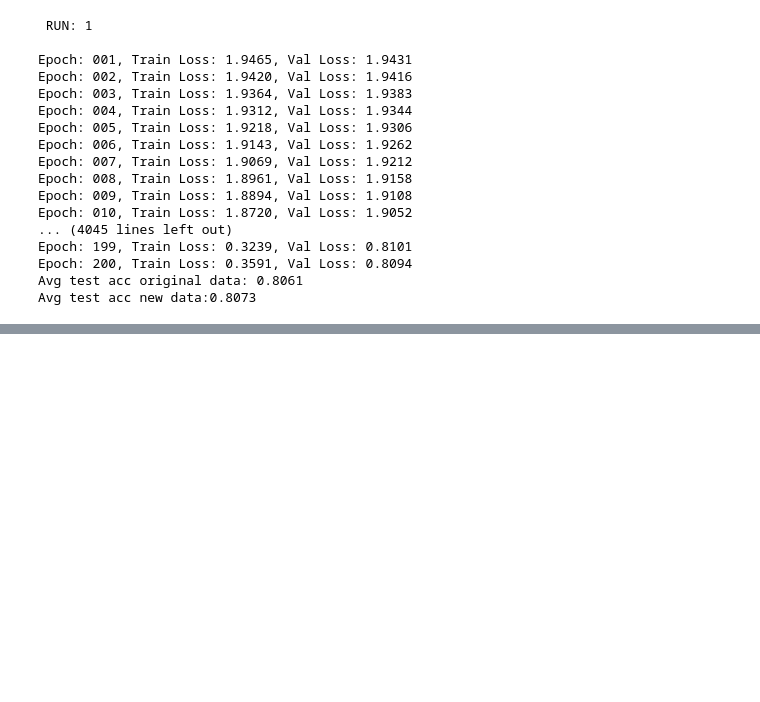
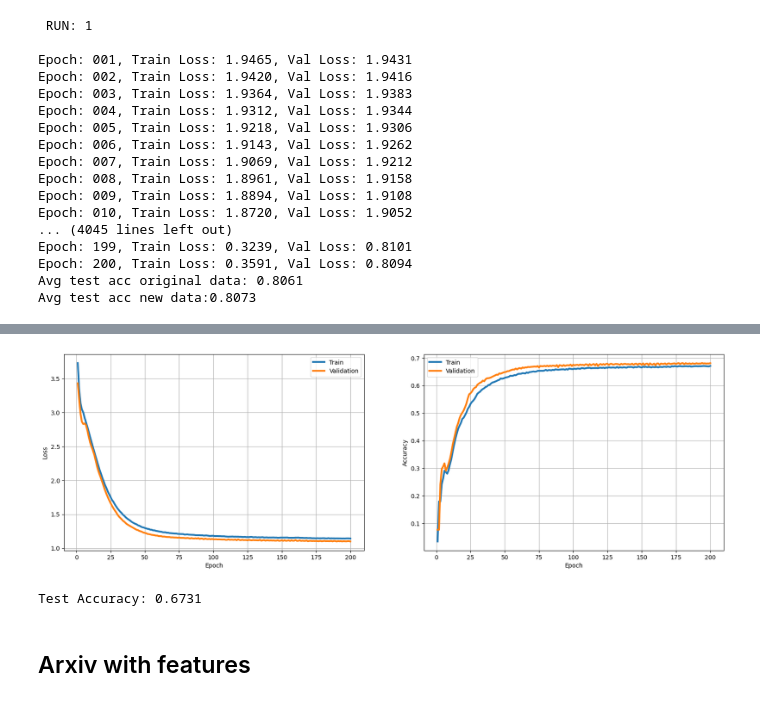
Before and after one commit to Bulat27/topological-features-influence-GNNs, a Jupyter notebook: GCN.ipynb, the cells around one changed output, grey strips where cells are left out. Drawn from its saved outputs; the diff is of its cells as text; code cells hidden in the pictures; blank space fills up the shorter version.

```diff
--- a/GCN.ipynb
+++ b/GCN.ipynb
@@ -298,0 +336,12 @@ Avg test acc new data:0.8073
+# %%
+from ogb.nodeproppred import Evaluator, PygNodePropPredDataset
+from torch_geometric.loader import DataLoader,NeighborLoader
+from torch_geometric.utils import index_to_mask, to_undirected
+from torch_geometric.transforms import NormalizeFeatures, ToSparseTensor
+
+
+target_dataset = 'ogbn-arxiv'
+dataset = PygNodePropPredDataset(name=target_dataset, root='networks', transform=ToSparseTensor())
+# %%
+data = dataset[0]
+print_dataset(dataset)
@@ -298,0 +360,15 @@ Avg test acc new data:0.8073
+# %%
+split_idx = dataset.get_idx_split()
+
+train_idx = split_idx['train']
+val_idx = split_idx['valid']
+test_idx = split_idx['test']
+
+data.train_mask = index_to_mask(train_idx, size=data.num_nodes)
+data.val_mask = index_to_mask(val_idx, size=data.num_nodes)
+data.test_mask = index_to_mask(test_idx, size=data.num_nodes)
+
+data.y = torch.flatten(data.y)
+data.adj_t = data.adj_t.to_symmetric()
+row, col, edge_attr = data.adj_t.t().coo()
+data.edge_index = torch.stack([row, col], dim=0)
@@ -298,0 +380,10 @@ Avg test acc new data:0.8073
+# %%
+device = torch.device('cuda' if torch.cuda.is_available() else 'cpu')
+data = data.to(device)
+model = GCN(data,hidden_channels=256)
+model = model.to(device)
+optimizer = torch.optim.Adam(model.parameters(), lr=0.01, weight_decay=5e-4)
+criterion = torch.nn.CrossEntropyLoss()
+n_epochs = 200
+
+train_losses, train_accs, val_losses, val_accs = model_training(n_epochs,model,data,optimizer,criterion)
@@ -298,0 +408,11 @@ Avg test acc new data:0.8073
+# %%
+plot_results(n_epochs,train_losses,train_accs,val_losses,val_accs)
+# %% [output]
+[figure, added]
+# %%
+test_acc,_ = eval(model,data,data.test_mask)
+print(f'Test Accuracy: {test_acc:.4f}')
+# %% [output]
+Test Accuracy: 0.6731
+# %% [markdown]
+## Arxiv with features
```
Also changed, not shown: parts of 31 cells of this notebook.
